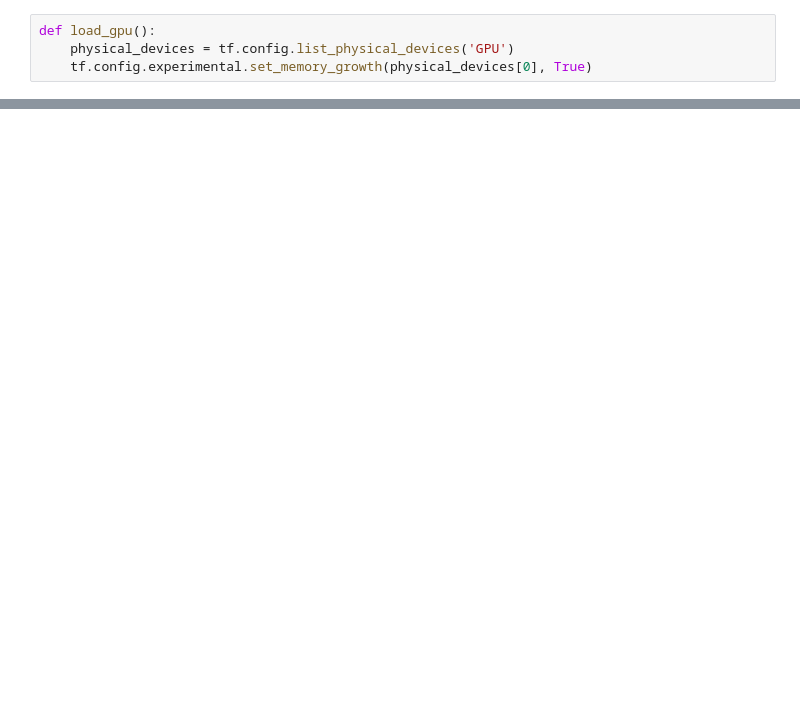
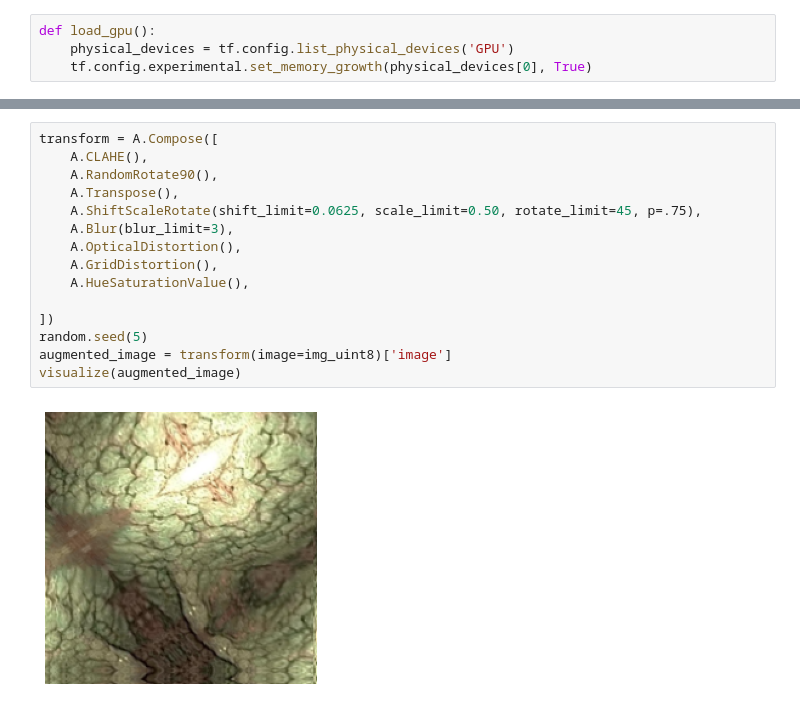
Before and after one commit to ChusMoyano/TFG_Gastro, a Jupyter notebook: ModelRun.ipynb, the cells around one changed output, grey strips where cells are left out. Drawn from its saved outputs; the diff is of its cells as text; blank space fills up the shorter version.

```diff
--- a/ModelRun.ipynb
+++ b/ModelRun.ipynb
@@ -47,0 +68,17 @@ Mean Accuracy  0.951
+# %%
+transform = A.Compose([
+    A.CLAHE(),
+    A.RandomRotate90(),
+    A.Transpose(),
+    A.ShiftScaleRotate(shift_limit=0.0625, scale_limit=0.50, rotate_limit=45, p=.75),
+    A.Blur(blur_limit=3),
+    A.OpticalDistortion(),
+    A.GridDistortion(),
+    A.HueSaturationValue(),
+
+])
+random.seed(5)
+augmented_image = transform(image=img_uint8)['image']
+visualize(augmented_image)
+# %% [output]
+[figure, added]
```
Also changed, not shown: parts of 10 cells of this notebook, 4 other files.
